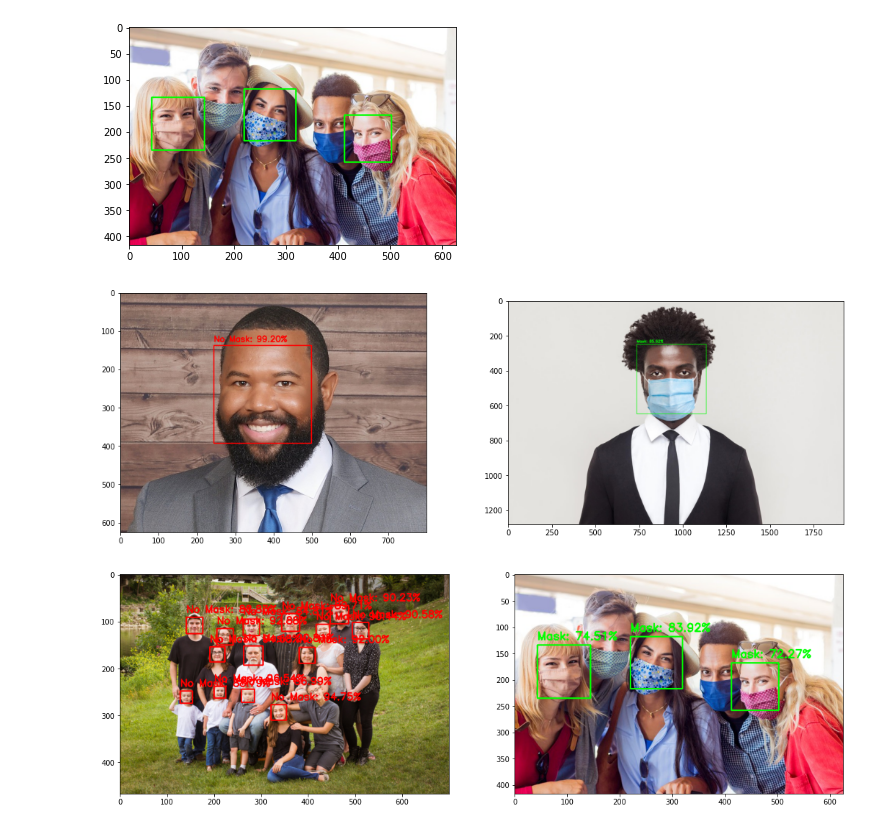
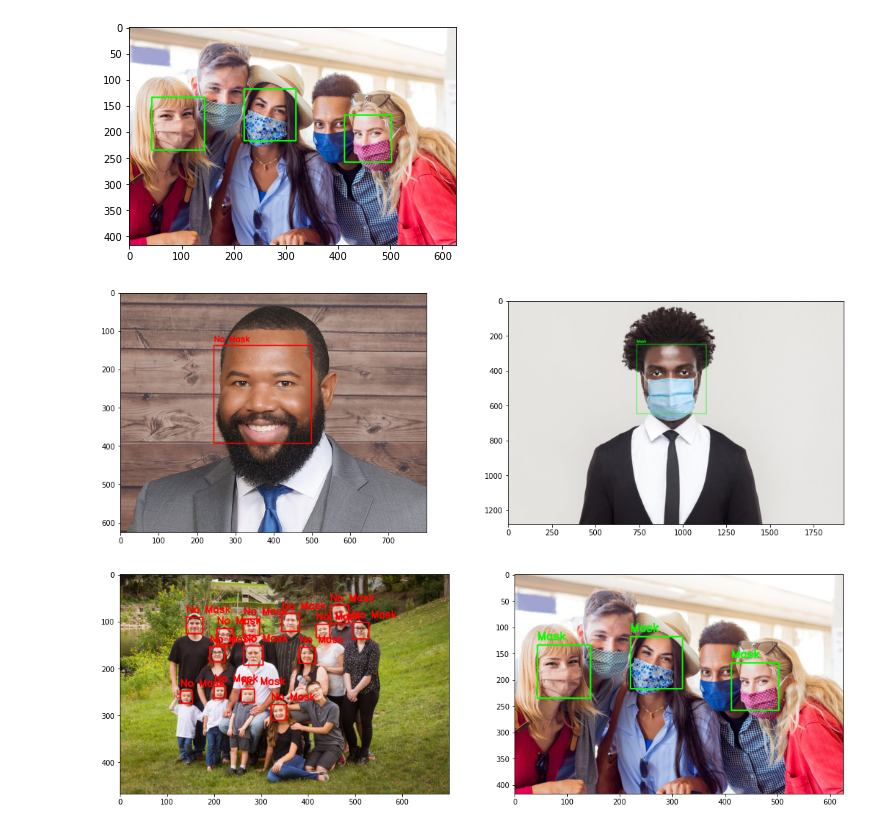
Before and after one commit to diogolbar/mask-detection, a Jupyter notebook: FaceMaskRecog.ipynb, the cells around one changed output. Cells and saved outputs as stored; diff of their text form; code cells hidden in the pictures.

```diff
--- a/FaceMaskRecog.ipynb
+++ b/FaceMaskRecog.ipynb
@@ -18,15 +18,13 @@ plt.imshow(test_image_gray, cmap='gray');
 def convertToRGB(image):
     return cv2.cvtColor(image, cv2.COLOR_BGR2RGB)
 # %%
-haar_cascade_face_detector = cv2.CascadeClassifier('models/haarcascade_frontalface_alt2.xml')
+cascade_classifier = cv2.CascadeClassifier('models/haarcascade_frontalface_alt2.xml')
 # %%
-#faces_rects = haar_cascade_face.detectMultiScale(test_image_gray, scaleFactor = 1.2, minNeighbors = 3);
-detect_faces = haar_cascade_face_detector.detectMultiScale(test_image_gray,
+faces= cascade_classifier.detectMultiScale(test_image_gray,
                                          scaleFactor=1.2,
                                          minNeighbors=2);
 
-# Let us print the no. of faces found
-print('Faces found: ', len(detect_faces))
+print('Faces found: ', len(faces))
 # %% [output]
 Faces found:  3
 # %%
@@ -41,7 +39,7 @@ plt.imshow(convertToRGB(test_image))
 model = load_model("mask_recog.h5")
 # %%
 
-def detect_faces(cascade, test_image):
+def mask_detector(cascade, test_image):
 
     image_copy = test_image.copy()
 
@@ -68,7 +66,6 @@ def detect_faces(cascade, test_image):
                 (mask, withoutMask) = pred
             label = "Mask" if mask > withoutMask else "No Mask"
             color = (0, 255, 0) if label == "Mask" else (0, 0, 255)
-            label = "{}: {:.2f}%".format(label, max(mask, withoutMask) * 100)
 
             cv2.putText(image_copy, label, (x, y- 10),
                     cv2.FONT_HERSHEY_SIMPLEX, 0.7, color, 2)
@@ -81,8 +78,8 @@ def detect_faces(cascade, test_image):
 test_image1 = cv2.imread('cara.jpg')
 test_image2 = cv2.imread('caramask.jpg')
 
-faces1 = detect_faces(haar_cascade_face_detector, test_image1)
-faces2 = detect_faces(haar_cascade_face_detector, test_image2)
+faces1 = mask_detector(cascade_classifier, test_image1)
+faces2 = mask_detector(cascade_classifier, test_image2)
 
 plt.figure(figsize=(18,6))
 plt.subplot(121)
@@ -90,18 +87,18 @@ plt.imshow(convertToRGB(faces1))
 plt.subplot(122)
 plt.imshow(convertToRGB(faces2));
 # %% [output]
-[figure, old version]
+[figure, new version]
 # %%
 test_image3 = cv2.imread('group.jpg')
 test_image4 = cv2.imread('maskgroup.jpg')
 
-faces3 = detect_faces(haar_cascade_face_detector,test_image3)
-faces4 = detect_faces(haar_cascade_face_detector,test_image4)
+faces3 = mask_detector(cascade_classifier,test_image3)
+faces4 = mask_detector(cascade_classifier,test_image4)
 
 plt.figure(figsize=(18,6))
 plt.subplot(121)
 plt.imshow(convertToRGB(faces3))
 plt.subplot(122)
 plt.imshow(convertToRGB(faces4));
 # %% [output]
-[figure, old version]
+[figure, new version]
```
Also changed, not shown: 2 other files.
